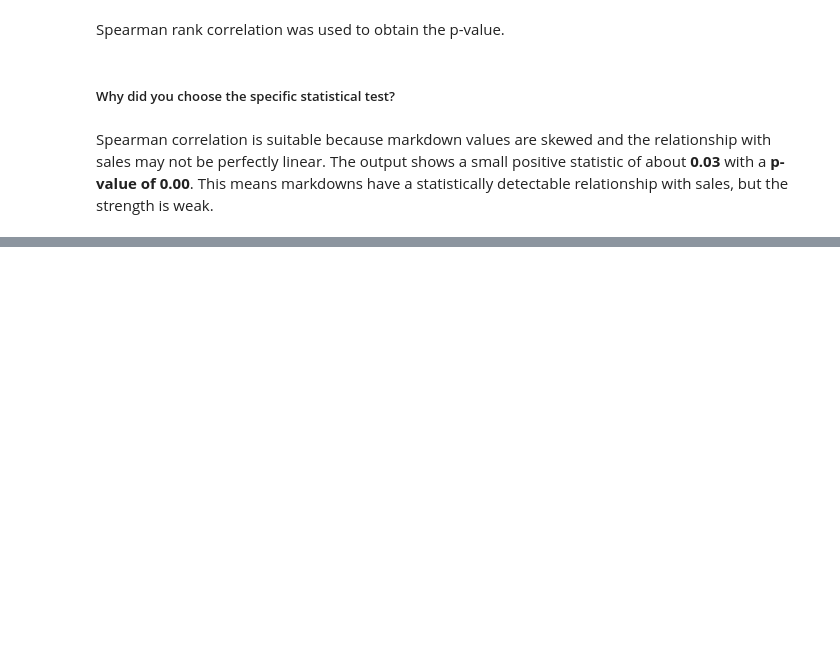
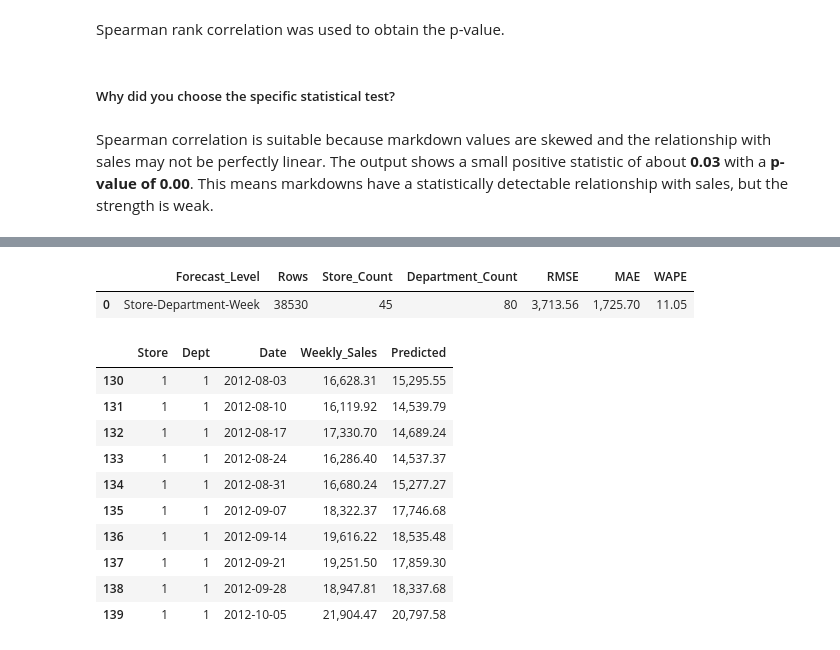
Before and after one commit to I-AM-PRASHANT-VERMA/Almabetter---Integrated-Retail-Analytics-for-Store-Optimization-, a Jupyter notebook: Integrated Retail Analytics for Store Optimization.ipynb, the cells around one changed output, grey strips where cells are left out. Saved outputs shown, nothing was run; the diff lists cells and outputs as text; code cells hidden in the pictures; blank space fills up the shorter version.

```diff
--- a/Integrated Retail Analytics for Store Optimization.ipynb
+++ b/Integrated Retail Analytics for Store Optimization.ipynb
@@ -1433,0 +2366,67 @@ Spearman correlation is suitable because markdown values are skewed and the rela
+# %%
+# Code Cell 40: Build a lightweight store-department forecast benchmark.
+
+# This layer addresses the operational need to forecast demand by store and department.
+store_dept_sales_df = retail_model_df.groupby(
+    ["Store", "Dept", "Date"],
+    as_index=False,
+).agg(
+    Weekly_Sales=("Weekly_Sales_Clean", "sum"),
+)
+
+store_dept_sales_df = store_dept_sales_df.sort_values(["Store", "Dept", "Date"]).reset_index(drop=True)
+store_dept_sales_df["Sales_Lag_1"] = store_dept_sales_df.groupby(["Store", "Dept"])["Weekly_Sales"].shift(1)
+store_dept_sales_df["Sales_Lag_52"] = store_dept_sales_df.groupby(["Store", "Dept"])["Weekly_Sales"].shift(52)
+store_dept_sales_df["Rolling_Mean_4"] = store_dept_sales_df.groupby(["Store", "Dept"])["Weekly_Sales"].transform(
+    lambda series: series.shift(1).rolling(4).mean()
+)
+
+store_dept_test_dates = sorted(store_dept_sales_df["Date"].unique())[-TEST_WEEKS:]
+store_dept_prediction_df = store_dept_sales_df[store_dept_sales_df["Date"].isin(store_dept_test_dates)].copy()
+
+# Use seasonal lag where available; otherwise use the recent four-week average, then one-week lag.
+store_dept_prediction_df["Predicted"] = store_dept_prediction_df["Sales_Lag_52"].fillna(
+    store_dept_prediction_df["Rolling_Mean_4"]
+).fillna(
+    store_dept_prediction_df["Sales_Lag_1"]
+).fillna(0.0)
+
+store_dept_metrics_df = pd.DataFrame(
+    [
+        {
+            "Forecast_Level": "Store-Department-Week",
+            "Rows": int(store_dept_prediction_df.shape[0]),
+            "Store_Count": int(store_dept_prediction_df["Store"].nunique()),
+            "Department_Count": int(store_dept_prediction_df["Dept"].nunique()),
+            **evaluate_forecast(
+                store_dept_prediction_df["Weekly_Sales"],
+                store_dept_prediction_df["Predicted"],
+            ),
+        }
+    ]
+)
+
+store_dept_metrics_file = OUTPUT_DIR / "store_dept_forecast_metrics.csv"
+store_dept_predictions_file = OUTPUT_DIR / "store_dept_forecast_predictions.csv"
+
+store_dept_metrics_df.to_csv(store_dept_metrics_file, index=False)
+store_dept_prediction_df[
+    ["Store", "Dept", "Date", "Weekly_Sales", "Predicted"]
+].to_csv(store_dept_predictions_file, index=False)
+
+display(store_dept_metrics_df)
+display(store_dept_prediction_df[["Store", "Dept", "Date", "Weekly_Sales", "Predicted"]].head(10))
+# %% [output]
+|  | Forecast_Level | Rows | Store_Count | Department_Count | RMSE | MAE | WAPE |
+| 0 | Store-Department-Week | 38530 | 45 | 80 | 3,713.56 | 1,725.70 | 11.05 |
+|  | Store | Dept | Date | Weekly_Sales | Predicted |
+| 130 | 1 | 1 | 2012-08-03 | 16,628.31 | 15,295.55 |
+| 131 | 1 | 1 | 2012-08-10 | 16,119.92 | 14,539.79 |
+| 132 | 1 | 1 | 2012-08-17 | 17,330.70 | 14,689.24 |
+| 133 | 1 | 1 | 2012-08-24 | 16,286.40 | 14,537.37 |
+| 134 | 1 | 1 | 2012-08-31 | 16,680.24 | 15,277.27 |
+| 135 | 1 | 1 | 2012-09-07 | 18,322.37 | 17,746.68 |
+| 136 | 1 | 1 | 2012-09-14 | 19,616.22 | 18,535.48 |
+| 137 | 1 | 1 | 2012-09-21 | 19,251.50 | 17,859.30 |
+| 138 | 1 | 1 | 2012-09-28 | 18,947.81 | 18,337.68 |
+| 139 | 1 | 1 | 2012-10-05 | 21,904.47 | 20,797.58 |
```
Also changed, not shown: parts of 52 cells of this notebook.
